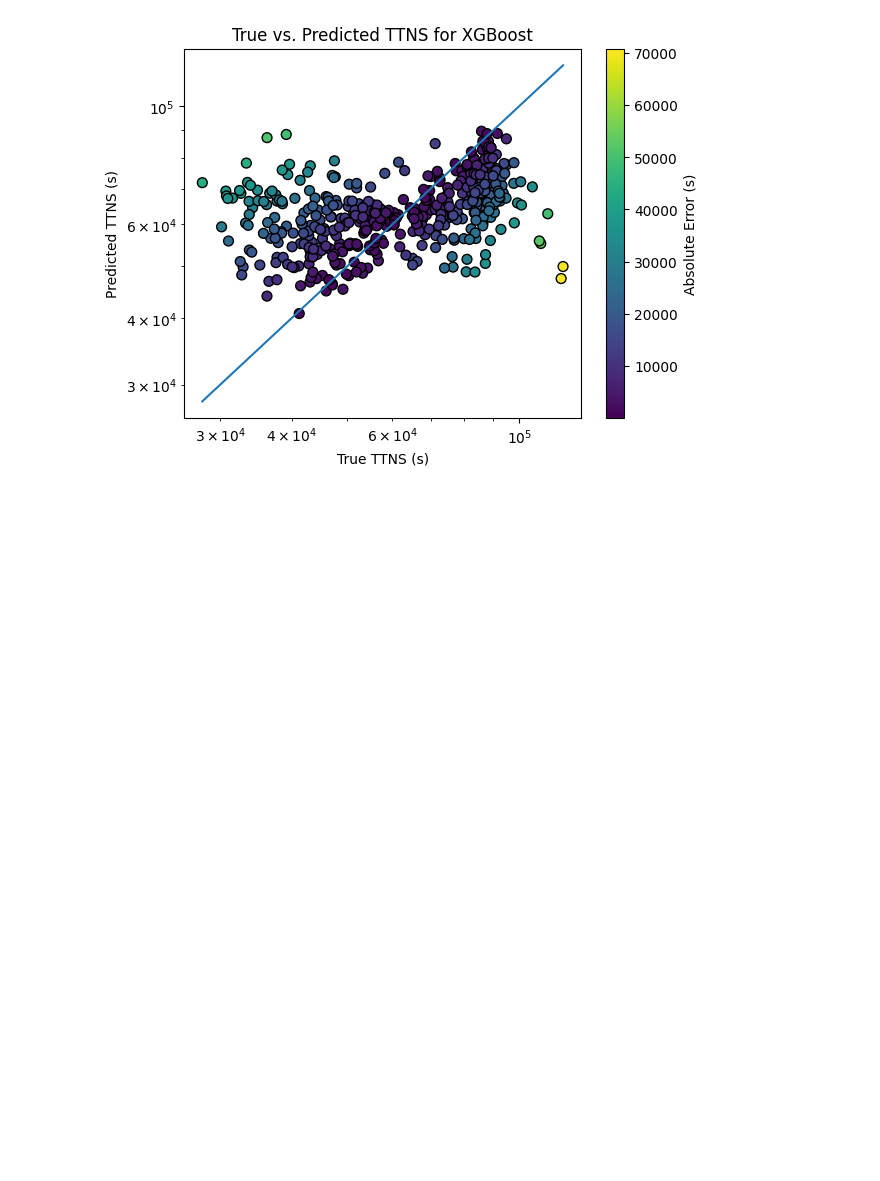
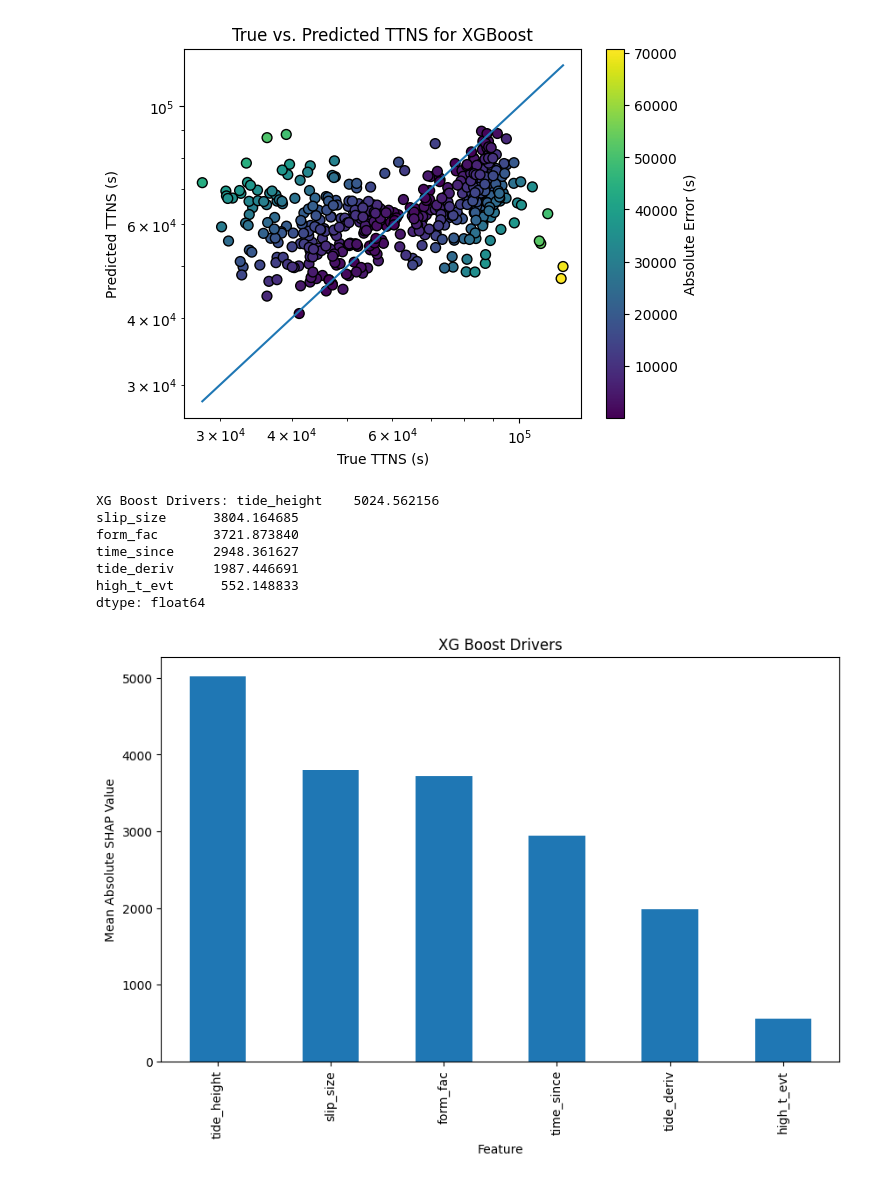
Before and after one commit to Icequake-QRC-Mines/Icequake-QRC-, a Jupyter notebook: Classical/Weighting-Features.ipynb, the cells around one changed output. Saved outputs shown, nothing was run; the diff lists cells and outputs as text; code cells hidden in the pictures; blank space fills up the shorter version.

```diff
--- a/Classical/Weighting-Features.ipynb
+++ b/Classical/Weighting-Features.ipynb
@@ -536,3 +536,33 @@ Sample483: True = 89985.0s, Predicted = 73960.9921875s, Error=16024.0078125s
 Sample484: True = 92280.0s, Predicted = 68578.8984375s, Error=23701.1015625s
 Sample485: True = 65445.0s, Predicted = 61424.81640625s, Error=4020.18359375s
 [figure]
+# %%
+# Driving parameters for XG
+
+#Using the shap library with a copy of the training data to find the driving parameters
+X_shap = X_test.copy()
+X_shap = pd.DataFrame(X_shap, columns=feature_cols)
+explainer_XG = shap.TreeExplainer(XGBoost, X_shap, feature_perturbation="interventional") #Using interventional to respect correlation between the features
+
+shap_values_XG = explainer_XG.shap_values(X_shap) #Doing the tree analysis on XG using training data
+
+XG_imp = pd.Series(np.abs(shap_values_XG).mean(axis=0), index=X_shap.columns).sort_values(ascending=False) #Analysis of driving parameters in XG
+
+print("XG Boost Drivers:", XG_imp)
+
+# Creating a bar graph showing the driving parameters for XGBoost
+plt.figure(figsize=(10, 6))
+XG_imp.sort_values(ascending=False).plot(kind="bar")
+plt.title("XG Boost Drivers")
+plt.ylabel("Mean Absolute SHAP Value")
+plt.xlabel("Feature")
+plt.show()
+# %% [output]
+XG Boost Drivers: tide_height    5024.562156
+slip_size      3804.164685
+form_fac       3721.873840
+time_since     2948.361627
+tide_deriv     1987.446691
+high_t_evt      552.148833
+dtype: float64
+[figure, added]
```
Also changed, not shown: parts of 2 cells of this notebook, 7 other files.
